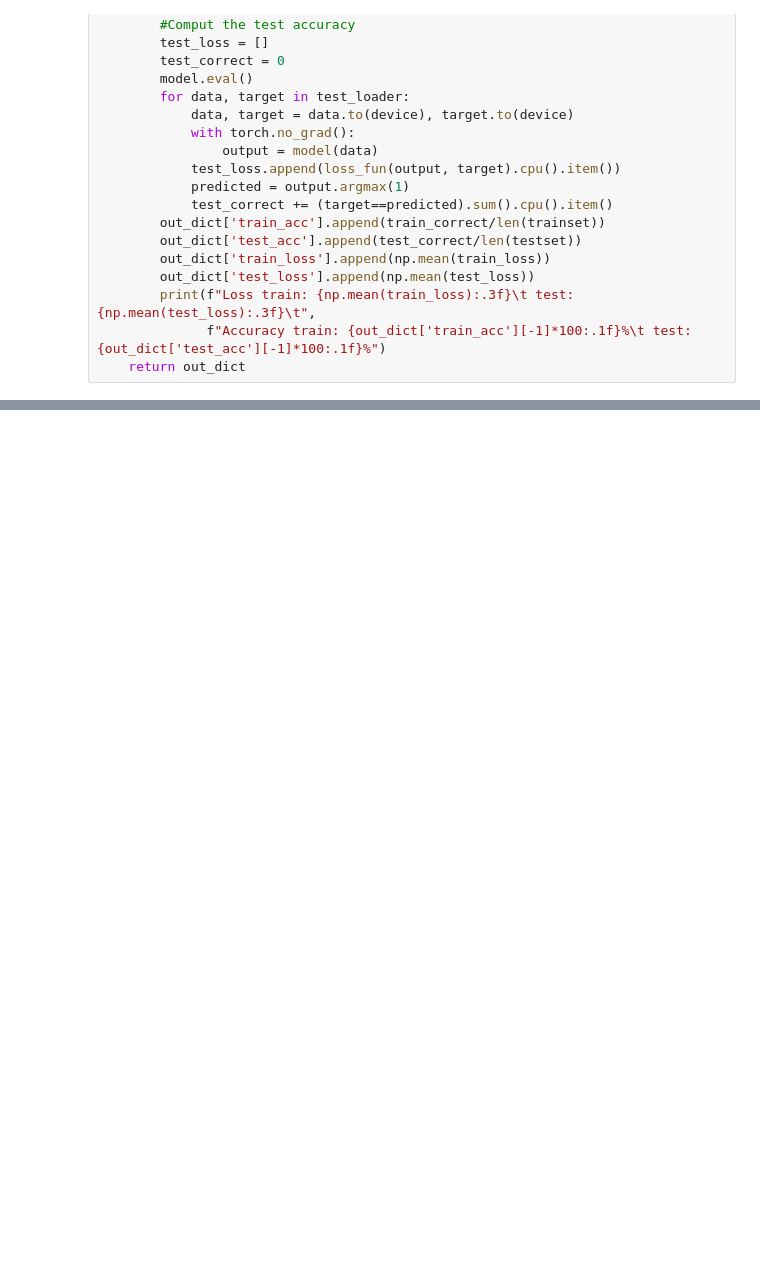
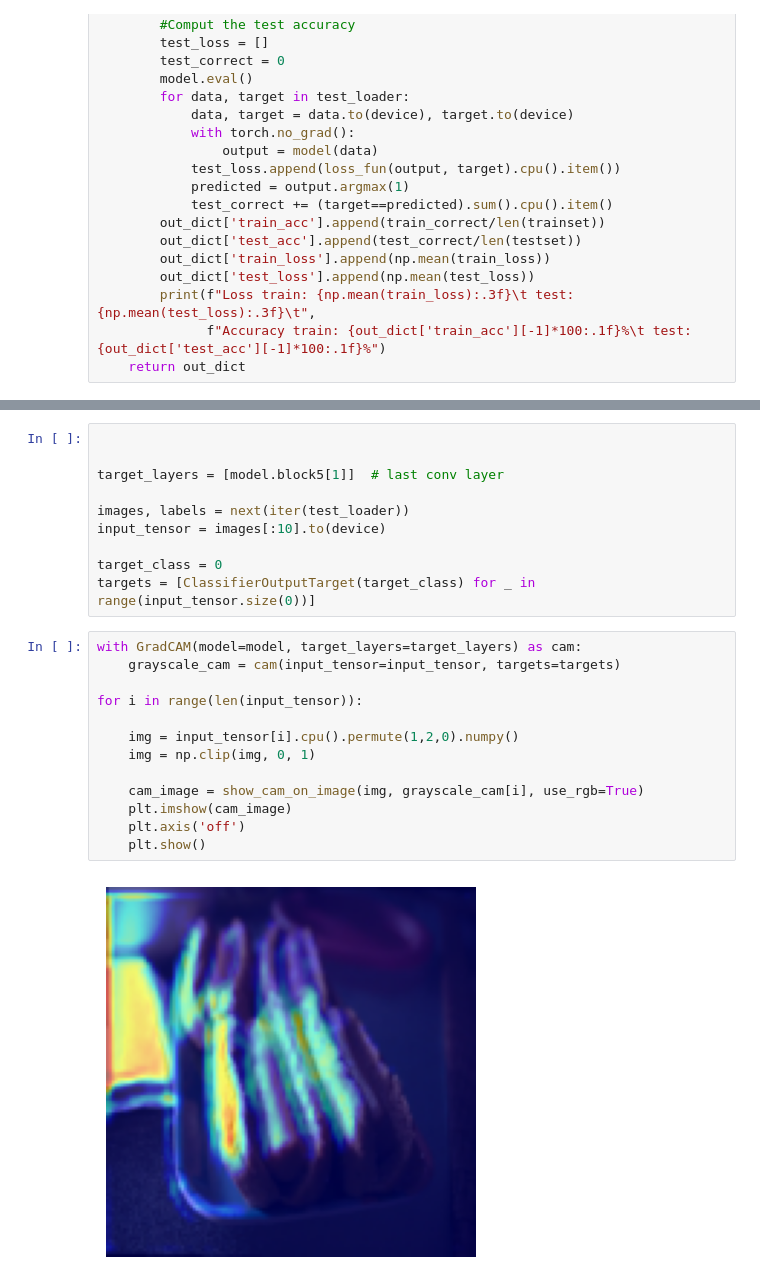
Before and after one commit to dragoselul/DeepLearning-ComputerVision, a Jupyter notebook: Project-1/IDLCV_Project_1_hotdog.ipynb, the cells around one changed output, grey strips where cells are left out. Drawn from its saved outputs; the diff is of its cells as text; blank space fills up the shorter version.

Commit message:
saliency map with grad-cam

```diff
--- a/Project-1/IDLCV_Project_1_hotdog.ipynb
+++ b/Project-1/IDLCV_Project_1_hotdog.ipynb
@@ -193,0 +230,25 @@ plt.ylabel('Accuracy')
+# %%
+
+
+target_layers = [model.block5[1]]  # last conv layer
+
+images, labels = next(iter(test_loader))
+input_tensor = images[:10].to(device)
+
+target_class = 0
+targets = [ClassifierOutputTarget(target_class) for _ in range(input_tensor.size(0))]
+# %%
+with GradCAM(model=model, target_layers=target_layers) as cam:
+    grayscale_cam = cam(input_tensor=input_tensor, targets=targets)
+
+for i in range(len(input_tensor)):
+
+    img = input_tensor[i].cpu().permute(1,2,0).numpy()
+    img = np.clip(img, 0, 1)
+
+    cam_image = show_cam_on_image(img, grayscale_cam[i], use_rgb=True)
+    plt.imshow(cam_image)
+    plt.axis('off')
+    plt.show()
+# %% [output]
+[figure, added]
```
Also changed, not shown: parts of 7 cells of this notebook, 1 other file.
